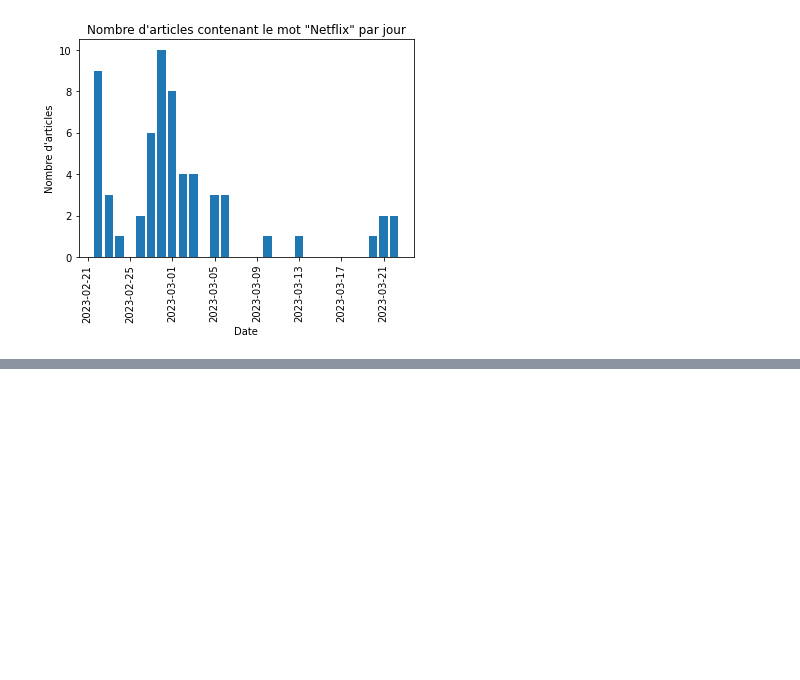
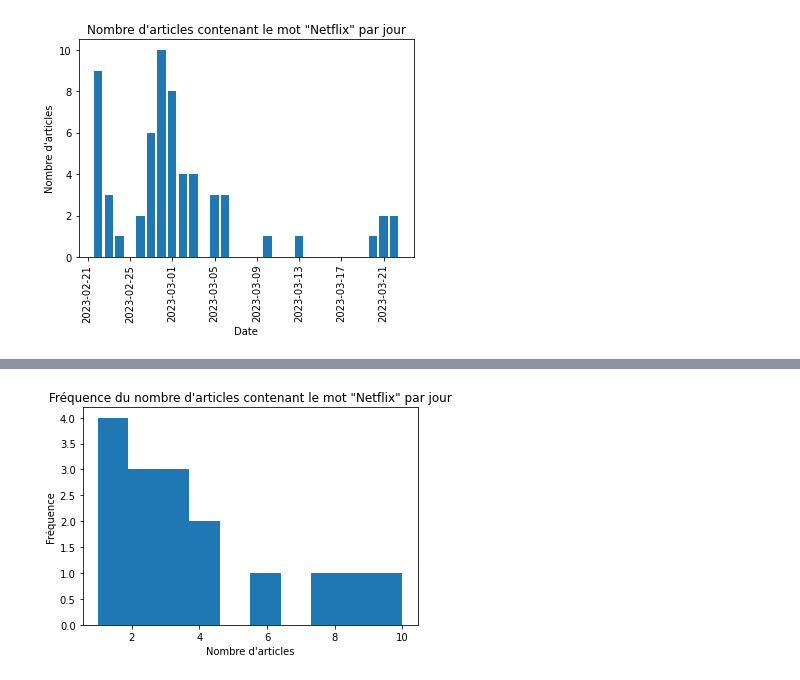
Before and after one commit to atrahay/news_nao, a Jupyter notebook: News_nao.ipynb, the cells around one changed output, grey strips where cells are left out. Saved outputs shown, nothing was run; the diff lists cells and outputs as text; code cells hidden in the pictures; blank space fills up the shorter version.

```diff
--- a/News_nao.ipynb
+++ b/News_nao.ipynb
@@ -293,0 +324,15 @@ plt.show()
+# %%
+import matplotlib.pyplot as plt
+
+# Tracer un histogramme
+plt.hist(articles_par_date['nb_articles'])
+
+# Ajouter des étiquettes
+plt.xlabel('Nombre d\'articles')
+plt.ylabel('Fréquence')
+plt.title('Fréquence du nombre d\'articles contenant le mot "Netflix" par jour')
+
+# Afficher le graphique
+plt.show()
+# %% [output]
+[figure, added]
```
Also changed, not shown: parts of 10 cells of this notebook.
